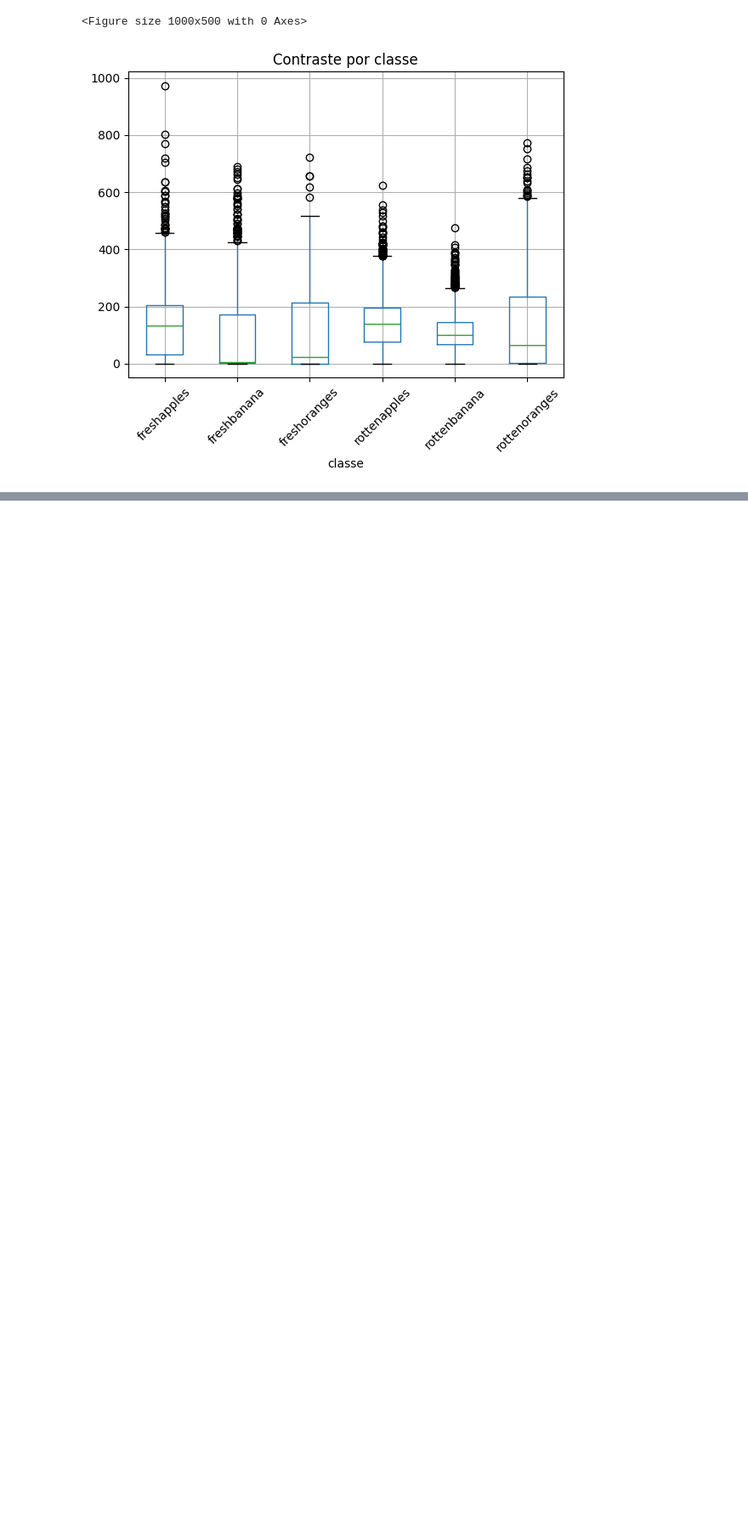
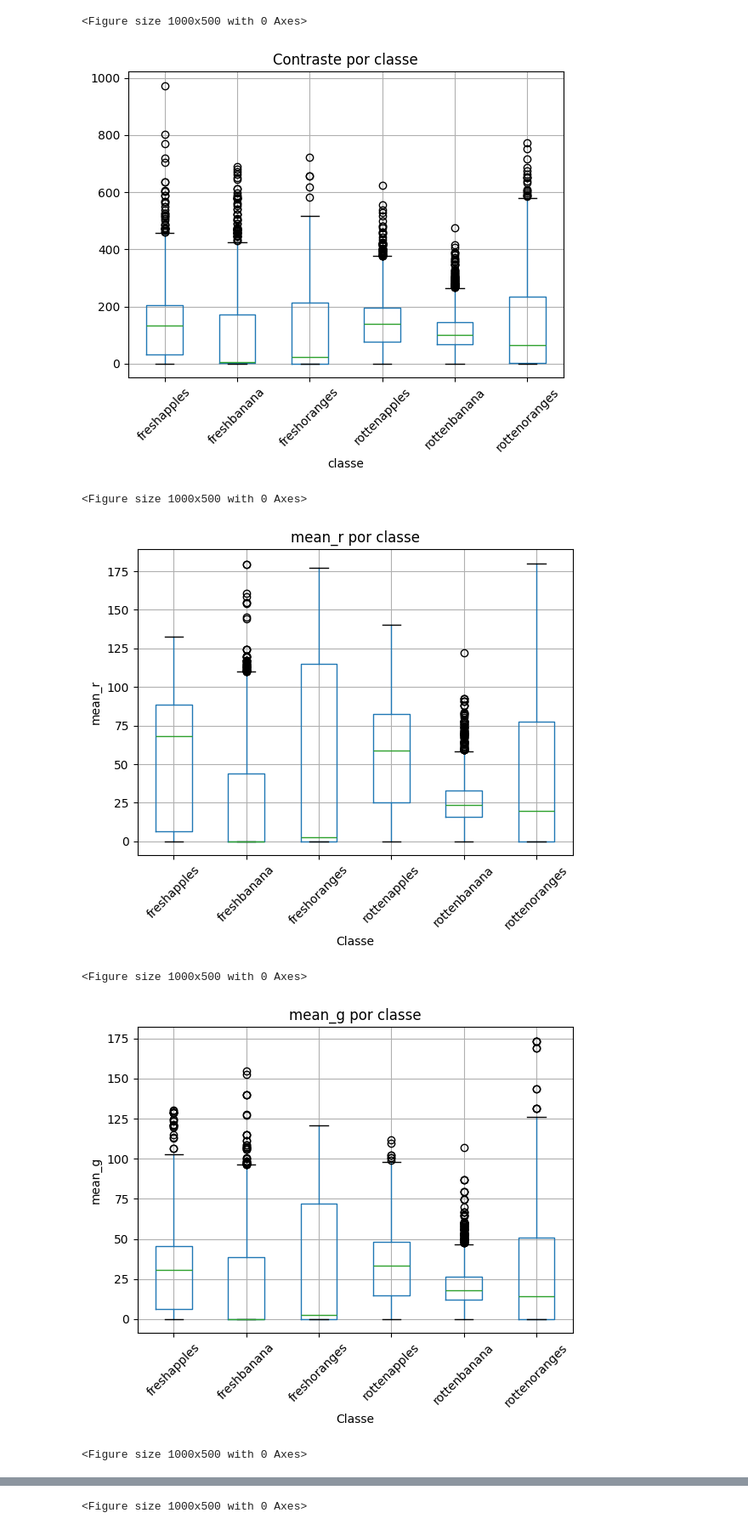
Before and after one commit to lauramoskk/sistema-inspecao-visual-automatica, a Jupyter notebook: notebooks/02_features.ipynb, the cells around one changed output, grey strips where cells are left out. Shown at 85% size. Saved outputs shown, nothing was run; the diff lists cells and outputs as text; code cells hidden in the pictures; blank space fills up the shorter version.

```diff
--- a/notebooks/02_features.ipynb
+++ b/notebooks/02_features.ipynb
@@ -472,3 +485,25 @@ plt.show()
 # %% [output]
 <Figure size 1000x500 with 0 Axes>
 [figure]
+# %%
+# Visualização da distribuição das features por classe.
+# Diferenças visíveis entre as distribuições sugerem que a feature pode contribuir para a separação das classes.
+features_para_analisar = [
+    "mean_r", "mean_g", "mean_b",
+    "homogeneity", "energy", "correlation"
+]
+
+for feature in features_para_analisar:
+    plt.figure(figsize=(10,5))
+    temp.boxplot(column=feature, by="classe", rot=45)
+    plt.title(f"{feature} por classe")
+    plt.suptitle("")
+    plt.xlabel("Classe")
+    plt.ylabel(feature)
+    plt.show()
+# %% [output]
+<Figure size 1000x500 with 0 Axes>
+[figure, added]
+<Figure size 1000x500 with 0 Axes>
+[figure, added]
+<Figure size 1000x500 with 0 Axes>
@@ -474,0 +511 @@ plt.show()
+<Figure size 1000x500 with 0 Axes>
```
Also changed, not shown: parts of 4 cells of this notebook, 2 other files.
